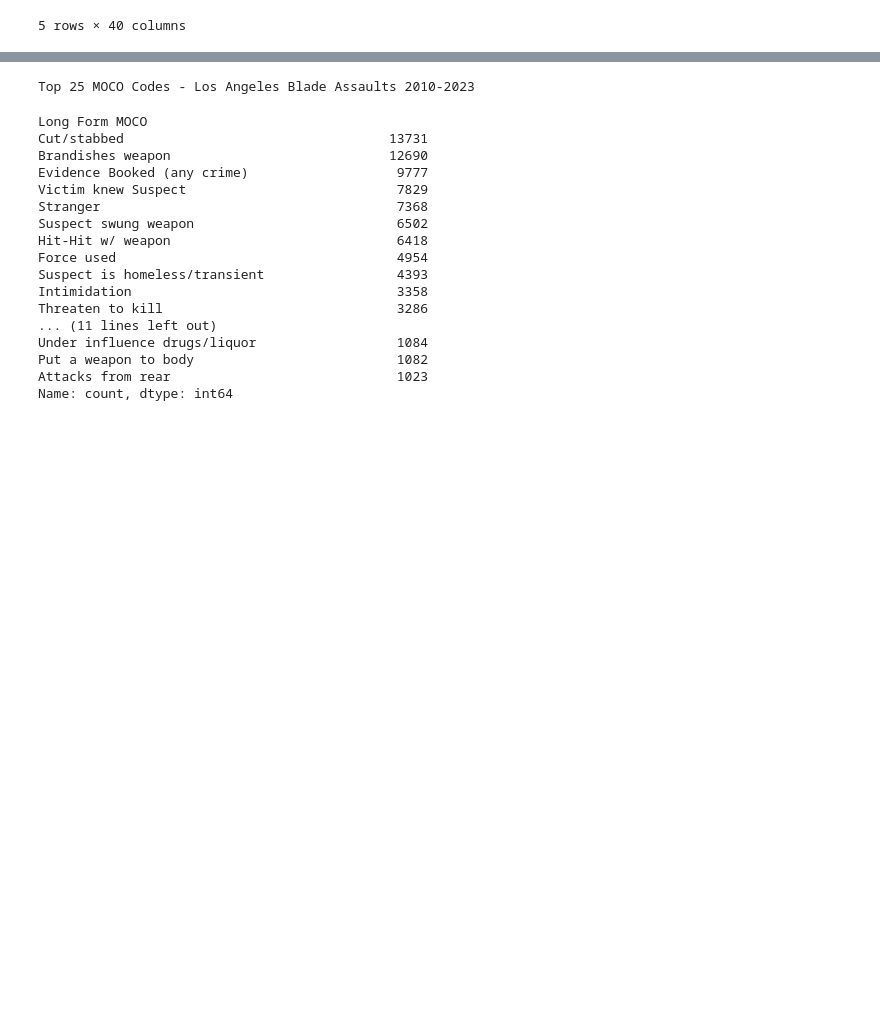
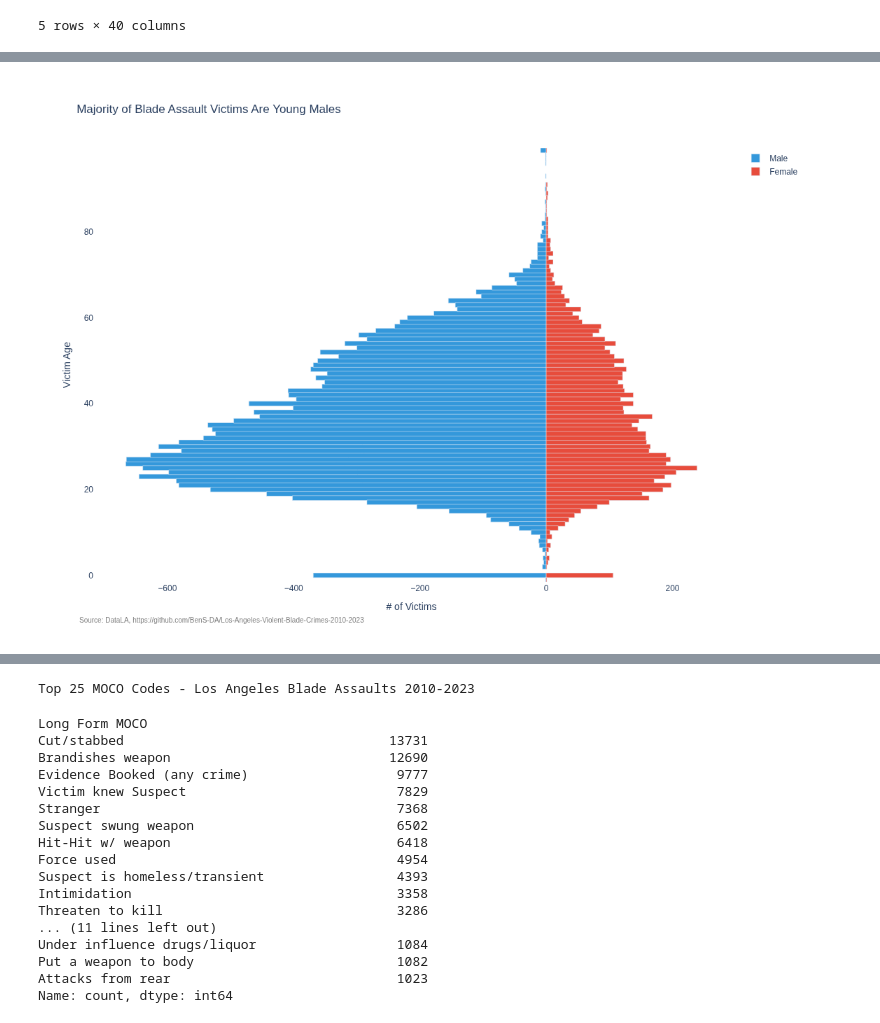
Before and after one commit to BenS-DA/Los-Angeles-Violent-Blade-Crimes-2010-2023, a Jupyter notebook: 3. LA Crime Blade Assaults.ipynb, the cells around one changed output, grey strips where cells are left out. Saved outputs shown, nothing was run; the diff lists cells and outputs as text; code cells hidden in the pictures; blank space fills up the shorter version.

```diff
--- a/3. LA Crime Blade Assaults.ipynb
+++ b/3. LA Crime Blade Assaults.ipynb
@@ -541,3 +503,68 @@ vs_graph.show()
+# %%
+# Population pyramid chart - victim age vs. sex
+
+# Assuming your data has columns: age_group, sex, victim_count
+# Create separate data for males and females
+
+male_data = blade_adw[blade_adw['Vict Sex'] == 'Male']
+female_data = blade_adw[blade_adw['Vict Sex'] == 'Female']
+Male=male_data['Vict Age'].value_counts()
+Female=female_data['Vict Age'].value_counts()
+pyramid = pd.concat([Male, Female], axis=1, keys=['Male', 'Female'])
+
+pyr = go.Figure()
+
+# Males on the left (negative values)
+pyr.add_trace(go.Bar(
+    y=pyramid.index,
+    x=-pyramid['Male'],  # Negative for left side
+    name='Male',
+    orientation='h',
+    marker=dict(color='#3498db')
+))
+
+# Females on the right
+pyr.add_trace(go.Bar(
+    y=pyramid.index,
+    x=pyramid['Female'],
+    name='Female',
+    orientation='h',
+    marker=dict(color='#e74c3c')
+))
+
+pyr.update_layout(
+    title='Majority of Blade Assault Victims Are Young Males',
+    barmode='overlay',
+    bargap=0.1,
+    xaxis=dict(title='# of Victims'),
+    yaxis=dict(title='Victim Age'),
+    height = 800,
+    width=1100
+)
+
+pyr.update_traces(width=1.1)
+
+pyr.update_layout(
+    paper_bgcolor='rgba(0, 0, 0, 0)',
+    plot_bgcolor='rgba(0, 0, 0, 0)'
+)
+
+pyr.add_annotation(
+    text=f"Source: DataLA, https://github.com/BenS-DA/Los-Angeles-Violent-Blade-Crimes-2010-2023",
+    showarrow=False,
+    x=-0.025,
+    y=-0.1,
+    xref="paper",
+    yref="paper",
+    xanchor="left",
+    yanchor="bottom",
+    font=dict(size=10, color="grey"),
+    align="left"
+)
+
+pyr.show()
+# %% [output]
+[figure, added]
 # %%
 victim_race = blade_adw['Victim Ethnicity'].value_counts()
 
```
Also changed, not shown: parts of 9 cells of this notebook.
